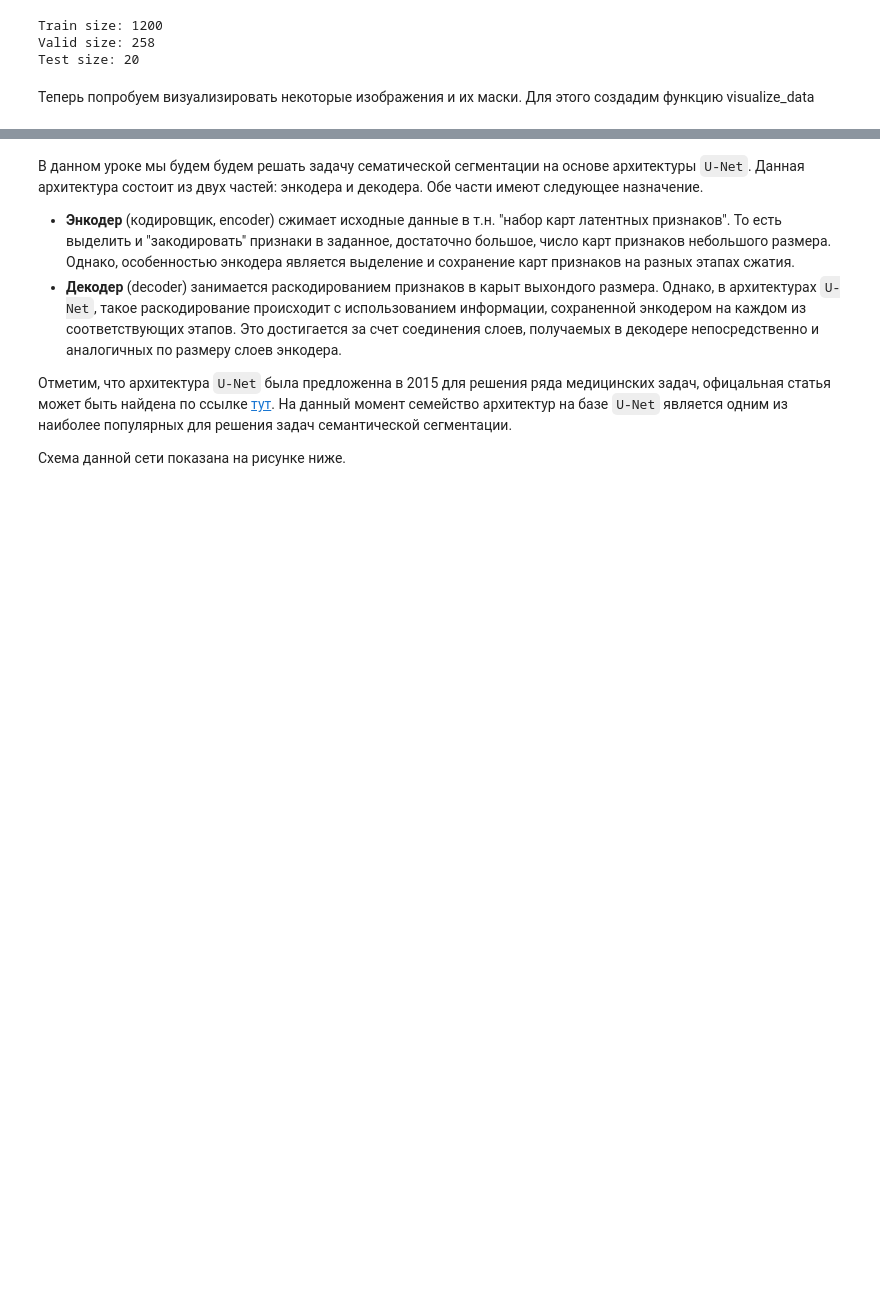
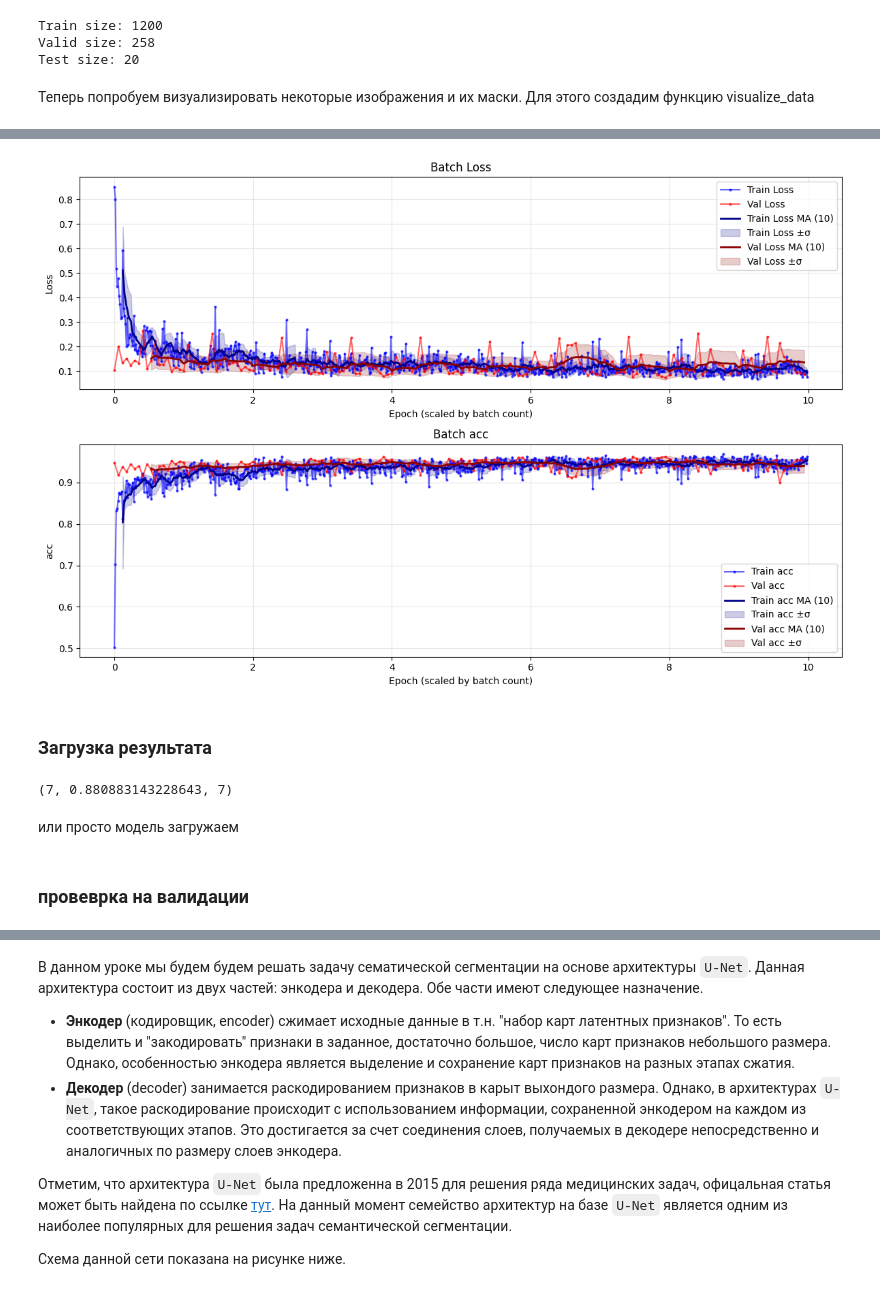
Before and after one commit to MVRonkin/Computer-Vision-Course_lec-practice, a Jupyter notebook: 2025/WS/WS7_Semantic Segmentation.ipynb, the cells around one changed output, grey strips where cells are left out. Drawn from its saved outputs; the diff is of its cells as text; code cells hidden in the pictures; blank space fills up the shorter version.

```diff
--- a/2025/WS/WS7_Semantic Segmentation.ipynb
+++ b/2025/WS/WS7_Semantic Segmentation.ipynb
@@ -404,0 +472,8 @@ metrics = {
+# %%
+# Определим метрики
+metrics = {
+    'iou': iou_score,
+    'f1': f_score,
+    'acc': accuracy_score,
+    'gdice': g_dice_score
+}
@@ -412,4 +493,6 @@ scheduler = torch.optim.lr_scheduler.ReduceLROnPlateau(optimizer, mode='max', fa
 # %%
+EPOCHS = 10
+
 # Запускаем обучение
 history_df, batch_history = fit(
     model=model,
@@ -418,17 +501,14 @@ history_df, batch_history = fit(
     optimizer=optimizer,
     criterion=criterion,
     metrics=metrics,
-    epochs=1,
+    epochs=EPOCHS,
     scheduler = scheduler,
     device=device,
     checkpoint_path="best_segmentation_model.pt",
     monitor_metric="iou",
     mode="max",
-    patience=10,
+    patience=3,
     min_delta=1e-4,
-    grad_clip=1.0,
-    use_amp=(device.type == 'cuda'),
-    accumulation_steps=1,
     verbose=True,
     return_batch_history = True,
 )
@@ -436,0 +526,13 @@ Epoch 01 | Time: 14.0s | LR: 1.00e-03 | Train Loss: 0.1279 | Val Loss: 0.1097 |
+# %%
+plot_batch_history(batch_history, metric_name='acc', window=10)
+# %% [output]
+[figure, added]
+# %% [markdown]
+### Загрузка результата
+# %%
+info = load_checkpoint(model, optimizer, scheduler, "best_segmentation_model.pt", device)
+info['epoch'], info['best_score'], info['best_epoch'],
+# %% [output]
+(7, 0.880883143228643, 7)
+# %% [markdown]
+или просто модель загружаем
@@ -436,0 +543,2 @@ Epoch 01 | Time: 14.0s | LR: 1.00e-03 | Train Loss: 0.1279 | Val Loss: 0.1097 |
+# %% [markdown]
+### провеврка на валидации
```
Also changed, not shown: parts of 125 cells of this notebook, 1 other file.
